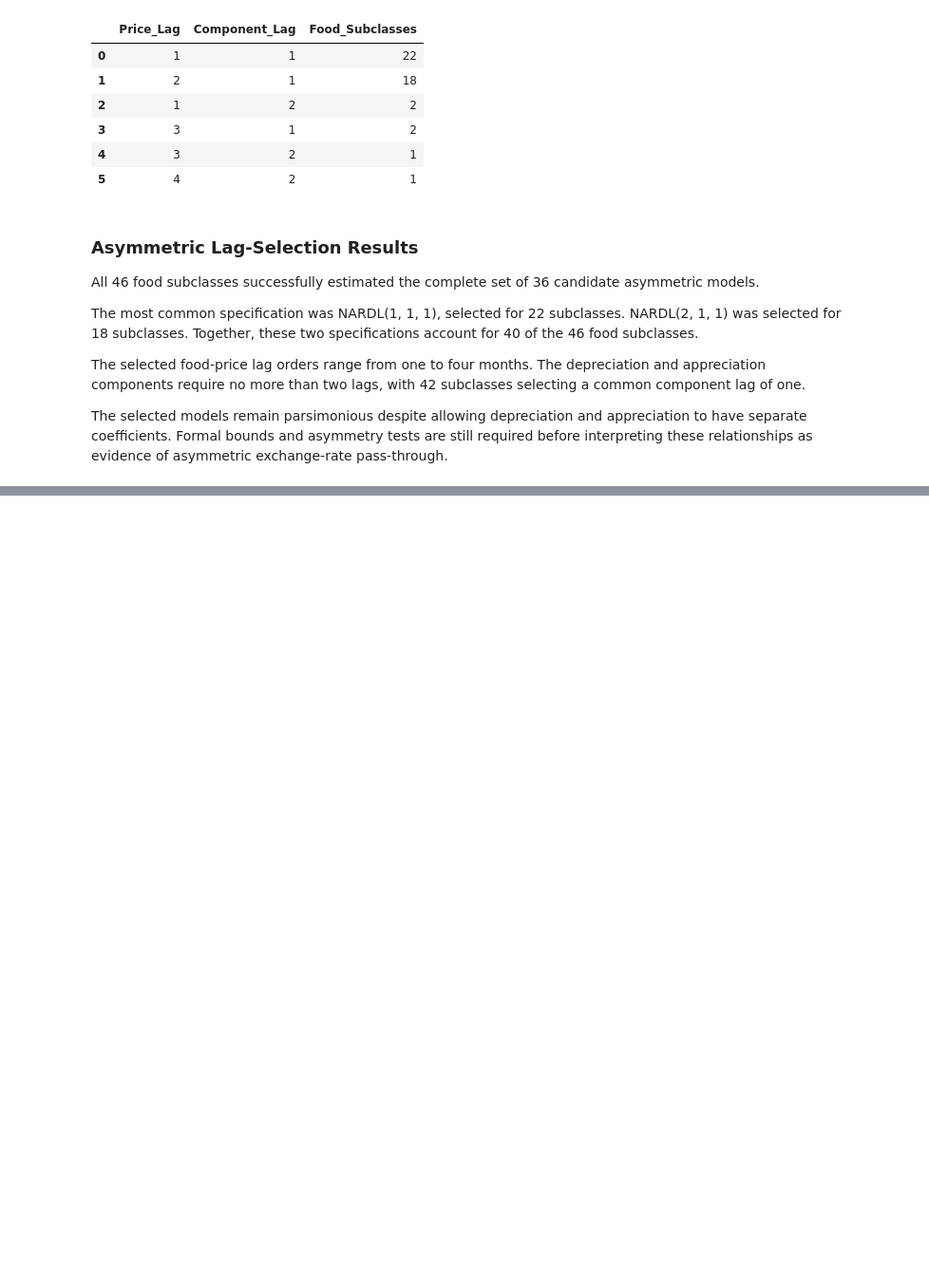
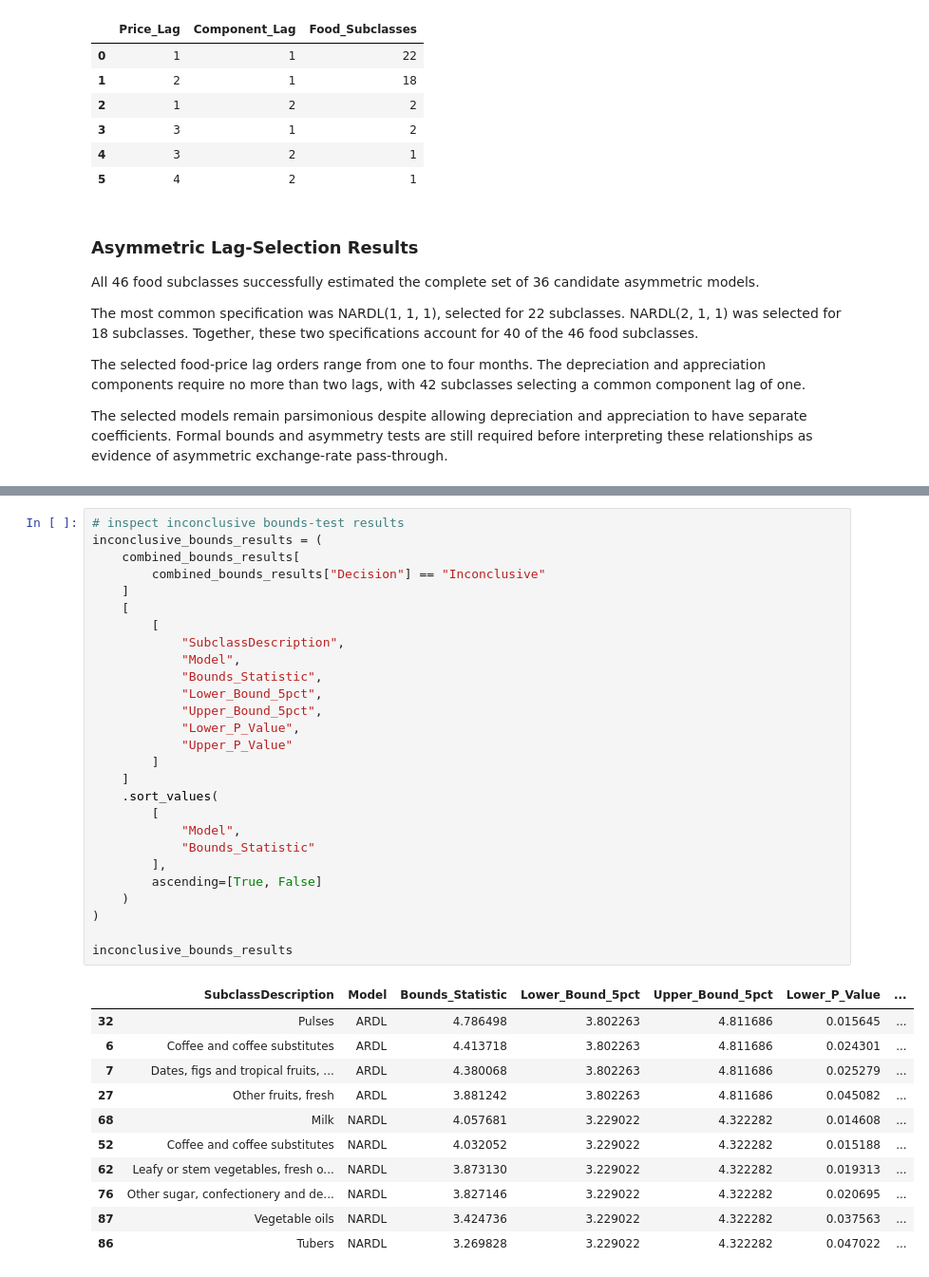
Before and after one commit to MasindiManaga/ERPT_ML_Research, a Jupyter notebook: notebooks/06_Econometric_Modelling.ipynb, the cells around one changed output, grey strips where cells are left out. Shown at 95% size. Drawn from its saved outputs; the diff is of its cells as text; blank space fills up the shorter version.

```diff
--- a/notebooks/06_Econometric_Modelling.ipynb
+++ b/notebooks/06_Econometric_Modelling.ipynb
@@ -1289,0 +1571,39 @@ The selected models remain parsimonious despite allowing depreciation and apprec
+# %%
+# inspect inconclusive bounds-test results
+inconclusive_bounds_results = (
+    combined_bounds_results[
+        combined_bounds_results["Decision"] == "Inconclusive"
+    ]
+    [
+        [
+            "SubclassDescription",
+            "Model",
+            "Bounds_Statistic",
+            "Lower_Bound_5pct",
+            "Upper_Bound_5pct",
+            "Lower_P_Value",
+            "Upper_P_Value"
+        ]
+    ]
+    .sort_values(
+        [
+            "Model",
+            "Bounds_Statistic"
+        ],
+        ascending=[True, False]
+    )
+)
+
+inconclusive_bounds_results
+# %% [output]
+|  | SubclassDescription | Model | Bounds_Statistic | Lower_Bound_5pct | Upper_Bound_5pct | Lower_P_Value | ... |
+| 32 | Pulses | ARDL | 4.786498 | 3.802263 | 4.811686 | 0.015645 | ... |
+| 6 | Coffee and coffee substitutes | ARDL | 4.413718 | 3.802263 | 4.811686 | 0.024301 | ... |
+| 7 | Dates, figs and tropical fruits, ... | ARDL | 4.380068 | 3.802263 | 4.811686 | 0.025279 | ... |
+| 27 | Other fruits, fresh | ARDL | 3.881242 | 3.802263 | 4.811686 | 0.045082 | ... |
+| 68 | Milk | NARDL | 4.057681 | 3.229022 | 4.322282 | 0.014608 | ... |
+| 52 | Coffee and coffee substitutes | NARDL | 4.032052 | 3.229022 | 4.322282 | 0.015188 | ... |
+| 62 | Leafy or stem vegetables, fresh o... | NARDL | 3.873130 | 3.229022 | 4.322282 | 0.019313 | ... |
+| 76 | Other sugar, confectionery and de... | NARDL | 3.827146 | 3.229022 | 4.322282 | 0.020695 | ... |
+| 87 | Vegetable oils | NARDL | 3.424736 | 3.229022 | 4.322282 | 0.037563 | ... |
+| 86 | Tubers | NARDL | 3.269828 | 3.229022 | 4.322282 | 0.047022 | ... |
```
Also changed, not shown: parts of 9 cells of this notebook.
